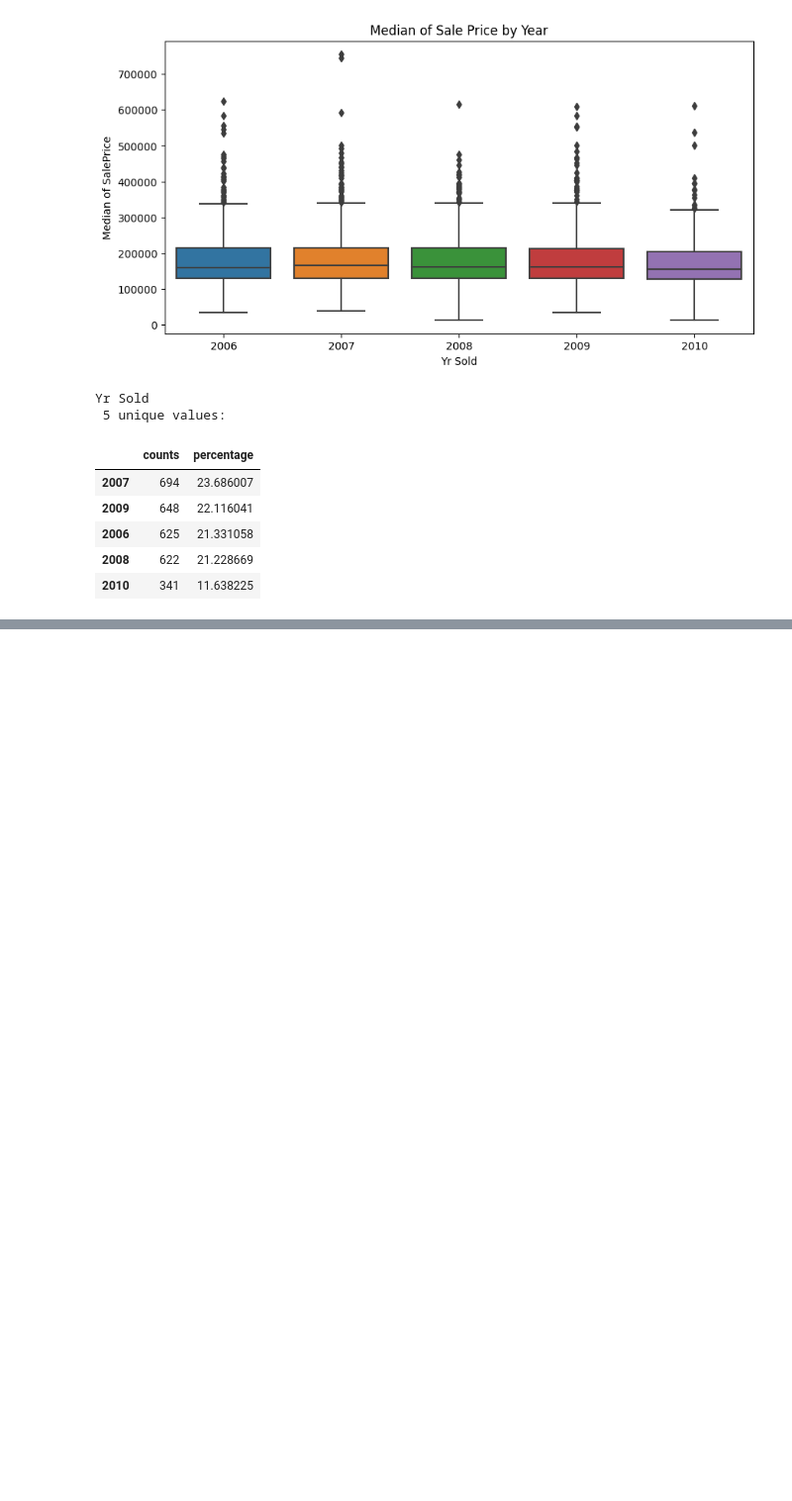
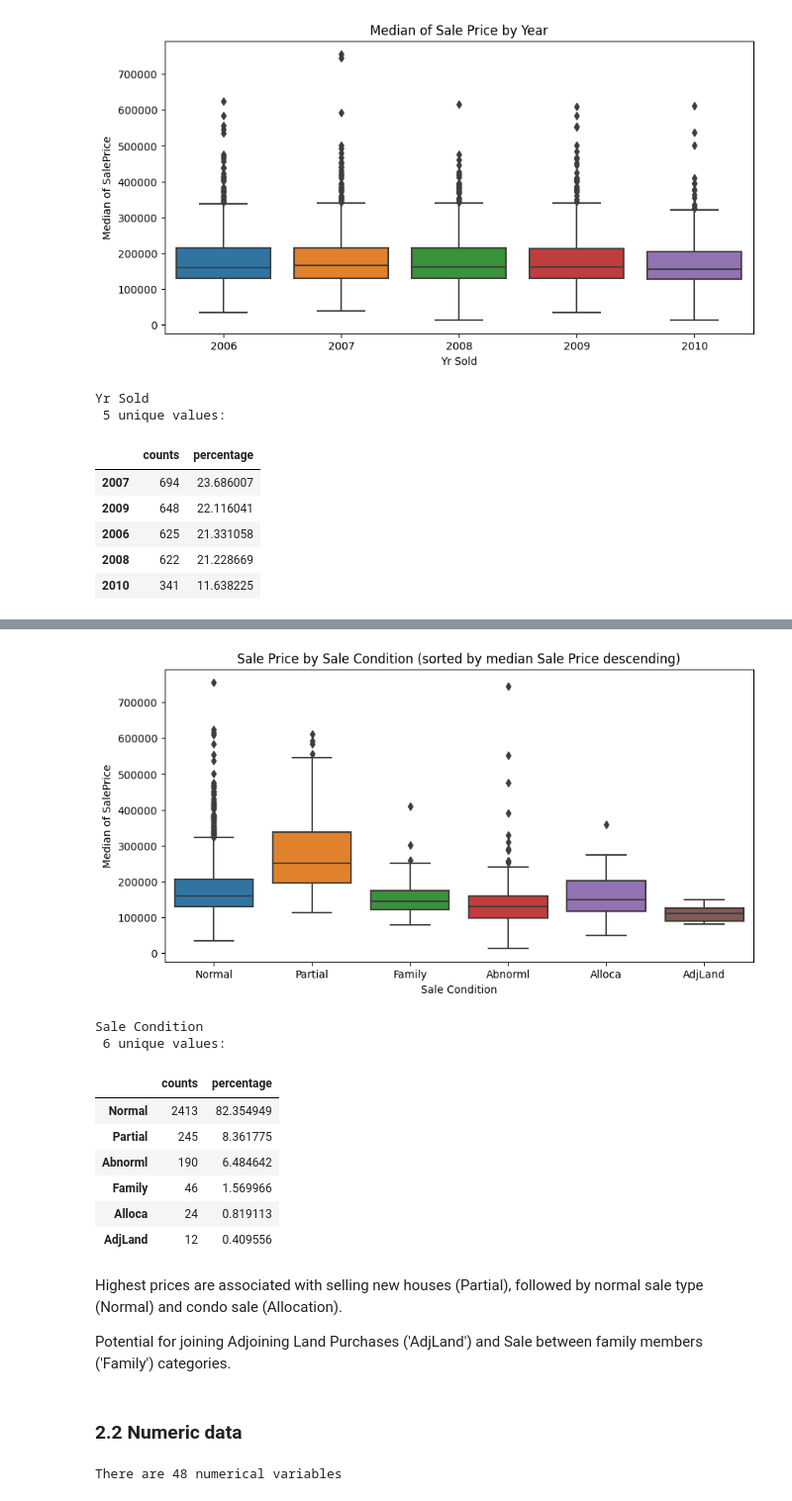
Before and after one commit to TGusciora/Python, a Jupyter notebook: GP23_PredictingHouseSalePrices/notebooks/001.GP23_tg_EDA.ipynb, the cells around one changed output, grey strips where cells are left out. Shown: that part at 99% size. Saved outputs shown, nothing was run; the diff lists cells and outputs as text; code cells hidden in the pictures; blank space fills up the shorter version.

```diff
--- a/GP23_PredictingHouseSalePrices/notebooks/001.GP23_tg_EDA.ipynb
+++ b/GP23_PredictingHouseSalePrices/notebooks/001.GP23_tg_EDA.ipynb
@@ -416,0 +475,27 @@ Yr Sold
+# %%
+# MANUAL_INPUT
+gp23eda.var_boxplot(var =  "Sale Condition", data = data, target = target,
+        title = 'Sale Price by Sale Condition (sorted by median Sale Price descending)')
+# %% [output]
+[figure, added]
+Sale Condition
+ 6 unique values:
+|  | counts | percentage |
+| Normal | 2413 | 82.354949 |
+| Partial | 245 | 8.361775 |
+| Abnorml | 190 | 6.484642 |
+| Family | 46 | 1.569966 |
+| Alloca | 24 | 0.819113 |
+| AdjLand | 12 | 0.409556 |
+# %% [markdown]
+Highest prices are associated with selling new houses (Partial), followed by normal sale type (Normal) and condo sale (Allocation).
+
+Potential for joining Adjoining Land Purchases ('AdjLand') and Sale between family members ('Family') categories.
+# %% [markdown]
+### 2.2 Numeric data
+# %%
+# find numerical variables
+numerical = [var for var in data.columns if data[var].dtype!='O']
+print('There are {} numerical variables'.format(len(numerical)))
+# %% [output]
+There are 48 numerical variables
```
Also changed, not shown: parts of 9 cells of this notebook, 3 other files.
